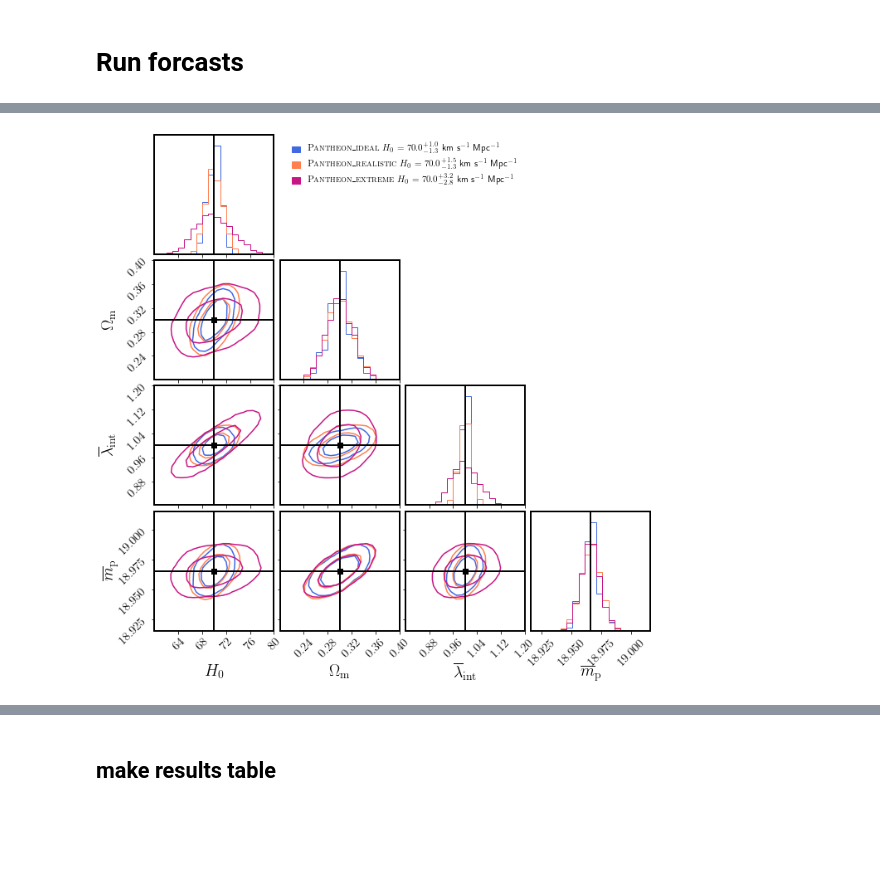
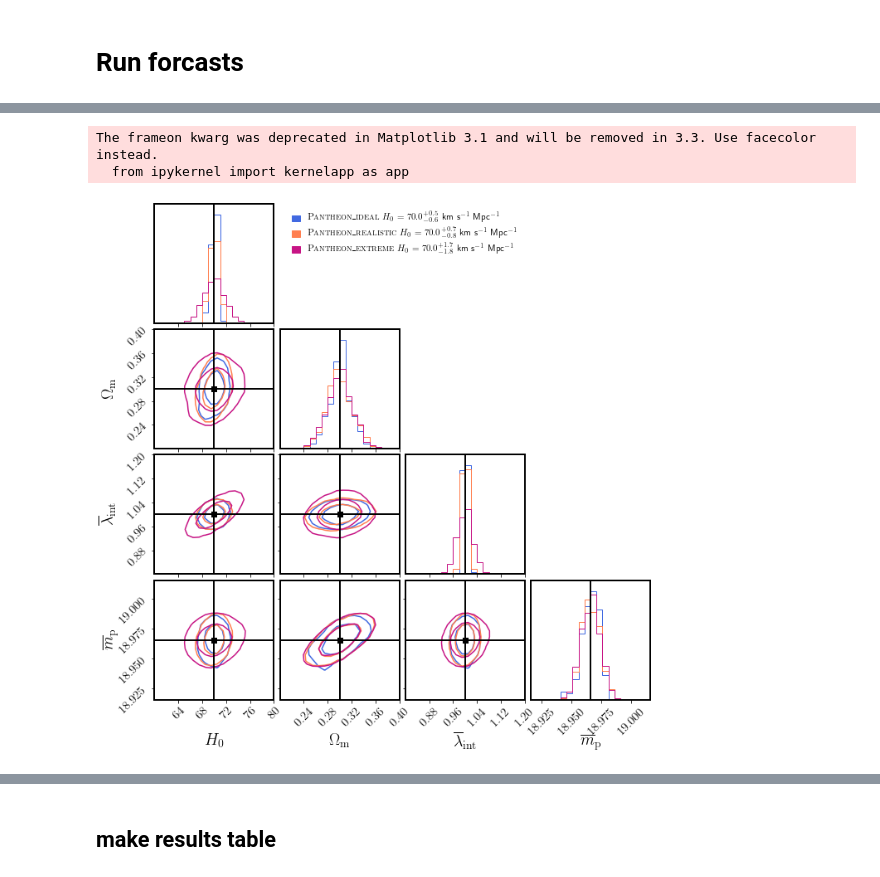
Before and after one commit to sibirrer/glSNe, a Jupyter notebook: Notebooks/forecast_glSNe.ipynb, the cells around one changed output, grey strips where cells are left out. Saved outputs shown, nothing was run; the diff lists cells and outputs as text; code cells hidden in the pictures; blank space fills up the shorter version.

```diff
--- a/Notebooks/forecast_glSNe.ipynb
+++ b/Notebooks/forecast_glSNe.ipynb
@@ -1393,26 +1576,26 @@ re_compute_glSNe_pantheon = False
 re_compute_glSNe_roman = False
 
 lable_glSNe_pantheon_00 = r' \textsc{Pantheon\_ideal}'
-lable_glSNe_pantheon_03 = r' \textsc{Pantheon\_realistic}'
+lable_glSNe_pantheon_02 = r' \textsc{Pantheon\_realistic}'
 lable_glSNe_pantheon_10 = r' \textsc{Pantheon\_extreme}'
 
 
 lable_glSNe_roman_00 = r' \textsc{Roman\_ideal}'
-lable_glSNe_roman_03 = r' \textsc{Roman\_realistic}'
+lable_glSNe_roman_02 = r' \textsc{Roman\_realistic}'
 lable_glSNe_roman_10 = r' \textsc{Roman\_extreme}'
 
 
 if re_compute_glSNe_pantheon == True:
     # Pantheon SNe sample
-    backend = emcee.backends.HDFBackend(os.path.join(path2posteriors, 'glSNe_pantheon_00.h5'))
+    backend = emcee.backends.HDFBackend(os.path.join(path2posteriors, 'glSNe_pantheon_00_mag.h5'))
     mcmc_sampler_glSNe_pantheon_00 = MCMCSampler(kwargs_likelihood_list=kwargs_likelihood_list_00, **kwargs_sampler_glSNe_pantheon)
     mcmc_samples_glSNe_pantheon_00, log_prob_glSNe_pantheon_00 = mcmc_sampler_glSNe_pantheon_00.mcmc_emcee(backend=backend, **kwargs_emcee_glSNe)
 
-    backend = emcee.backends.HDFBackend(os.path.join(path2posteriors, 'glSNe_pantheon_03.h5'))
-    mcmc_sampler_glSNe_pantheon_03 = MCMCSampler(kwargs_likelihood_list=kwargs_likelihood_list_03, **kwargs_sampler_glSNe_pantheon)
-    mcmc_samples_glSNe_pantheon_03, log_prob_glSNe_pantheon_03 = mcmc_sampler_glSNe_pantheon_03.mcmc_emcee(backend=backend, **kwargs_emcee_glSNe)
+    backend = emcee.backends.HDFBackend(os.path.join(path2posteriors, 'glSNe_pantheon_02_mag.h5'))
+    mcmc_sampler_glSNe_pantheon_02 = MCMCSampler(kwargs_likelihood_list=kwargs_likelihood_list_02, **kwargs_sampler_glSNe_pantheon)
+    mcmc_samples_glSNe_pantheon_02, log_prob_glSNe_pantheon_02 = mcmc_sampler_glSNe_pantheon_02.mcmc_emcee(backend=backend, **kwargs_emcee_glSNe)
 
-    backend = emcee.backends.HDFBackend(os.path.join(path2posteriors, 'glSNe_pantheon_10.h5'))
+    backend = emcee.backends.HDFBackend(os.path.join(path2posteriors, 'glSNe_pantheon_10_mag.h5'))
     mcmc_sampler_glSNe_pantheon_10 = MCMCSampler(kwargs_likelihood_list=kwargs_likelihood_list_10, **kwargs_sampler_glSNe_pantheon)
     mcmc_samples_glSNe_pantheon_10, log_prob_glSNe_pantheon_10 = mcmc_sampler_glSNe_pantheon_10.mcmc_emcee(backend=backend, **kwargs_emcee_glSNe)
 
@@ -1421,40 +1604,40 @@ else:
     #Pantheon
     n_burn = kwargs_emcee_glSNe['n_burn']
 
-    backend = emcee.backends.HDFBackend(os.path.join(path2posteriors, 'glSNe_pantheon_00.h5'))
+    backend = emcee.backends.HDFBackend(os.path.join(path2posteriors, 'glSNe_pantheon_00_mag.h5'))
     mcmc_samples_glSNe_pantheon_00 = backend.get_chain(discard=n_burn, flat=True, thin=1)
 
-    backend = emcee.backends.HDFBackend(os.path.join(path2posteriors, 'glSNe_pantheon_03.h5'))
-    mcmc_samples_glSNe_pantheon_03 = backend.get_chain(discard=n_burn, flat=True, thin=1)
+    backend = emcee.backends.HDFBackend(os.path.join(path2posteriors, 'glSNe_pantheon_02_mag.h5'))
+    mcmc_samples_glSNe_pantheon_02 = backend.get_chain(discard=n_burn, flat=True, thin=1)
 
-    backend = emcee.backends.HDFBackend(os.path.join(path2posteriors, 'glSNe_pantheon_10.h5'))
+    backend = emcee.backends.HDFBackend(os.path.join(path2posteriors, 'glSNe_pantheon_10_mag.h5'))
     mcmc_samples_glSNe_pantheon_10 = backend.get_chain(discard=n_burn, flat=True, thin=1)
 
 
 if re_compute_glSNe_roman == True:
     # Roman SNe sample
-    backend = emcee.backends.HDFBackend(os.path.join(path2posteriors, 'glSNe_roman_00.h5'))
+    backend = emcee.backends.HDFBackend(os.path.join(path2posteriors, 'glSNe_roman_00_mag.h5'))
     mcmc_sampler_glSNe_roman_00 = MCMCSampler(kwargs_likelihood_list=kwargs_likelihood_list_00, **kwargs_sampler_glSNe_roman)
     mcmc_samples_glSNe_roman_00, log_prob_glSNe_roman_00 = mcmc_sampler_glSNe_roman_00.mcmc_emcee(backend=backend, **kwargs_emcee_glSNe)
 
-    backend = emcee.backends.HDFBackend(os.path.join(path2posteriors, 'glSNe_roman_03.h5'))
-    mcmc_sampler_glSNe_roman_03 = MCMCSampler(kwargs_likelihood_list=kwargs_likelihood_list_03, **kwargs_sampler_glSNe_roman)
-    mcmc_samples_glSNe_roman_03, log_prob_glSNe_roman_03 = mcmc_sampler_glSNe_roman_03.mcmc_emcee(backend=backend, **kwargs_emcee_glSNe)
+    backend = emcee.backends.HDFBackend(os.path.join(path2posteriors, 'glSNe_roman_02_mag.h5'))
+    mcmc_sampler_glSNe_roman_02 = MCMCSampler(kwargs_likelihood_list=kwargs_likelihood_list_02, **kwargs_sampler_glSNe_roman)
+    mcmc_samples_glSNe_roman_02, log_prob_glSNe_roman_02 = mcmc_sampler_glSNe_roman_02.mcmc_emcee(backend=backend, **kwargs_emcee_glSNe)
 
-    backend = emcee.backends.HDFBackend(os.path.join(path2posteriors, 'glSNe_roman_10.h5'))
+    backend = emcee.backends.HDFBackend(os.path.join(path2posteriors, 'glSNe_roman_10_mag.h5'))
     mcmc_sampler_glSNe_roman_10 = MCMCSampler(kwargs_likelihood_list=kwargs_likelihood_list_10, **kwargs_sampler_glSNe_roman)
     mcmc_samples_glSNe_roman_10, log_prob_glSNe_roman_10 = mcmc_sampler_glSNe_roman_10.mcmc_emcee(backend=backend, **kwargs_emcee_glSNe)
 
 else:
     n_burn = kwargs_emcee_glSNe['n_burn']
 
-    backend = emcee.backends.HDFBackend(os.path.join(path2posteriors, 'glSNe_roman_00.h5'))
+    backend = emcee.backends.HDFBackend(os.path.join(path2posteriors, 'glSNe_roman_00_mag.h5'))
     mcmc_samples_glSNe_roman_00 = backend.get_chain(discard=n_burn, flat=True, thin=1)
 
-    backend = emcee.backends.HDFBackend(os.path.join(path2posteriors, 'glSNe_roman_03.h5'))
-    mcmc_samples_glSNe_roman_03 = backend.get_chain(discard=n_burn, flat=True, thin=1)
+    backend = emcee.backends.HDFBackend(os.path.join(path2posteriors, 'glSNe_roman_02_mag.h5'))
+    mcmc_samples_glSNe_roman_02 = backend.get_chain(discard=n_burn, flat=True, thin=1)
 
-    backend = emcee.backends.HDFBackend(os.path.join(path2posteriors, 'glSNe_roman_10.h5'))
+    backend = emcee.backends.HDFBackend(os.path.join(path2posteriors, 'glSNe_roman_10_mag.h5'))
     mcmc_samples_glSNe_roman_10 = backend.get_chain(discard=n_burn, flat=True, thin=1)
 # %%
 mcmc_sampler_glSNe_pantheon_00 = MCMCSampler(kwargs_likelihood_list=kwargs_likelihood_list_00, **kwargs_sampler_glSNe_pantheon)
@@ -1549,23 +1732,25 @@ def plot_forecasts(samples_plot_list, label_text_list, indices_plot, center_on_t
 # %%
 
 save_plot = False
 
-samples_plot_list = [mcmc_samples_glSNe_pantheon_00, mcmc_samples_glSNe_pantheon_03, mcmc_samples_glSNe_pantheon_10]
-label_text_list = [lable_glSNe_pantheon_00, lable_glSNe_pantheon_03, lable_glSNe_pantheon_10]
+samples_plot_list = [mcmc_samples_glSNe_pantheon_00, mcmc_samples_glSNe_pantheon_02, mcmc_samples_glSNe_pantheon_10]
+label_text_list = [lable_glSNe_pantheon_00, lable_glSNe_pantheon_02, lable_glSNe_pantheon_10]
 center_on_truth = True
 indices_plot = [0, 1, 2, 3]
 
 
 fig = plot_forecasts(samples_plot_list, label_text_list, indices_plot, center_on_truth=center_on_truth)
 
 if save_plot:
     fig.savefig('/Users/sibirrer/Science/Publications/glSNe/Plots/forecast_posteriors_pantheon.pdf', dpi=None, facecolor='w', edgecolor='w',
                 orientation='portrait', papertype=None, format='pdf',
                 transparent=False, bbox_inches=None, pad_inches=0.1,
                 frameon=None, metadata=None)
 fig.show()
 # %% [output]
+The frameon kwarg was deprecated in Matplotlib 3.1 and will be removed in 3.3. Use facecolor instead.
+  from ipykernel import kernelapp as app
-[figure, old version]
+[figure, new version]
 # %%
 save_plot = False
 
```
Also changed, not shown: parts of 19 cells of this notebook, 3 other files.
